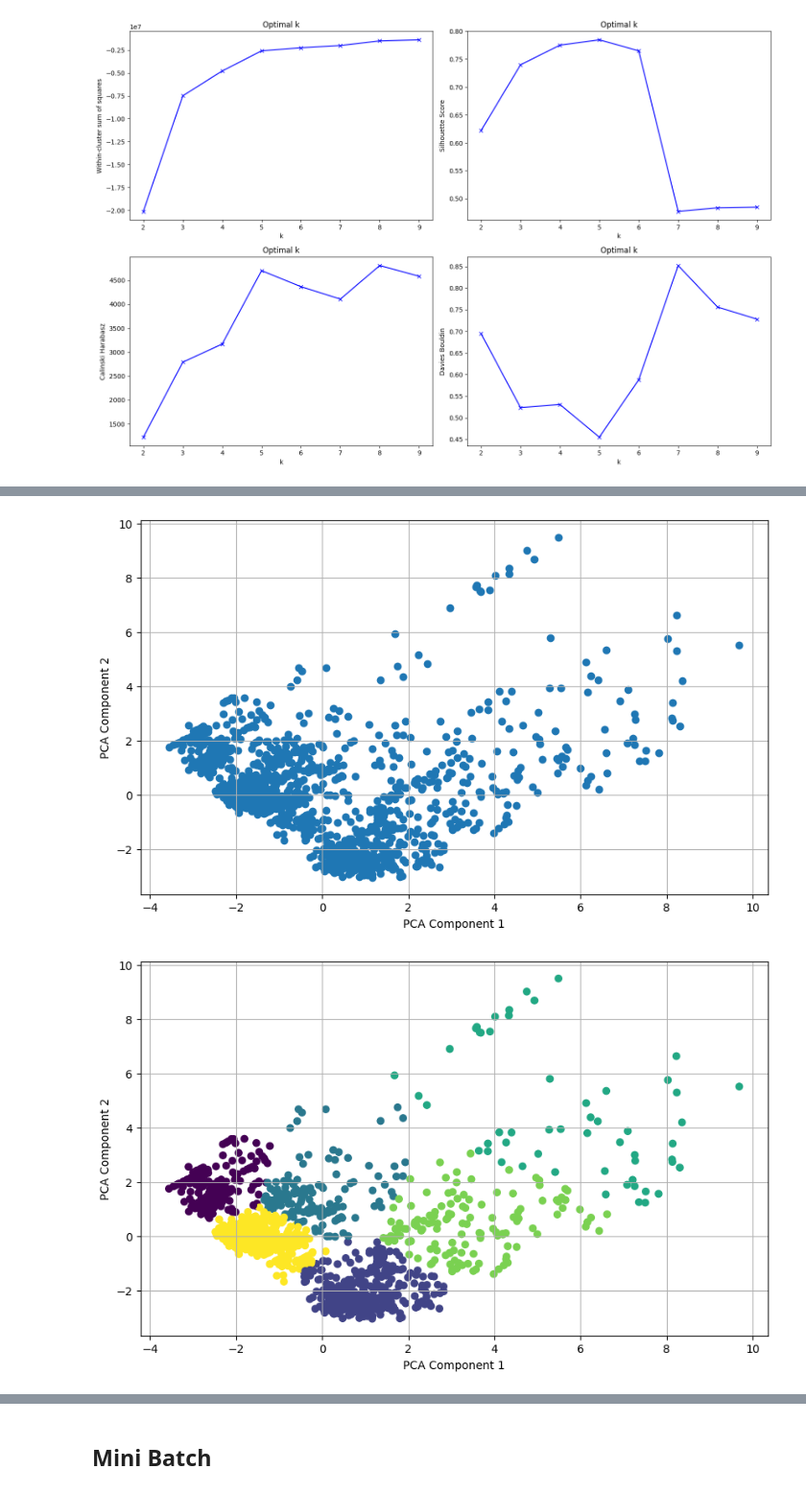
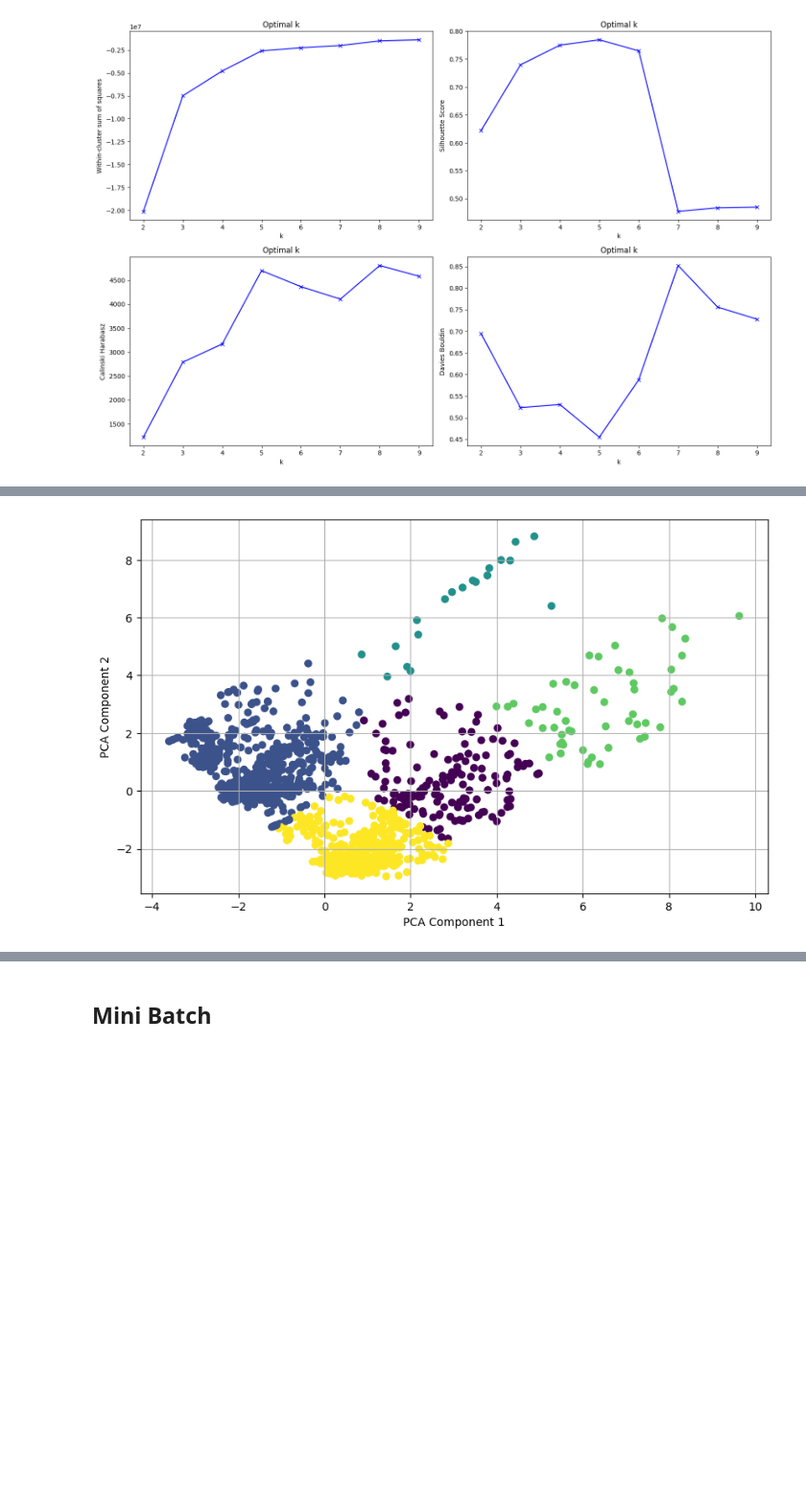
Before and after one commit to xxkaro/GameOfThrones-Clustering, a Jupyter notebook: AM/AM_Karo.ipynb, the cells around one changed output, grey strips where cells are left out. Shown at 96% size. Drawn from its saved outputs; the diff is of its cells as text; code cells hidden in the pictures; blank space fills up the shorter version.

```diff
--- a/AM/AM_Karo.ipynb
+++ b/AM/AM_Karo.ipynb
@@ -92,30 +94,29 @@ metrics_plots(max_k=10, df=df_scaled)
 # %%
 scaler = StandardScaler()
 X_scaled = scaler.fit_transform(df)
 
 pca = PCA(n_components=2)
 X_pca = pca.fit_transform(X_scaled)
 
 
 # plt.figure(figsize=(10, 6))
 # plt.scatter(X_pca[:, 0], X_pca[:, 1])
 # plt.xlabel('PCA Component 1')
 # plt.ylabel('PCA Component 2')
 # plt.grid()
 # plt.show()
 
-kmeans = KMeans(n_clusters=6)
+kmeans = KMeans(n_clusters=5)
 kmeans.fit(X_pca)
 
 plt.figure(figsize=(10, 6))
 plt.scatter(X_pca[:, 0], X_pca[:, 1], c=kmeans.labels_, cmap='viridis')
 plt.xlabel('PCA Component 1')
 plt.ylabel('PCA Component 2')
 plt.grid()
 plt.show()
 # %% [output]
-[figure, old version]
+[figure, new version]
-[figure, removed]
 # %%
 tsne = TSNE(n_components=2, random_state=123)
 tsne_results = tsne.fit_transform(df)
```
Also changed, not shown: parts of 9 cells of this notebook.
